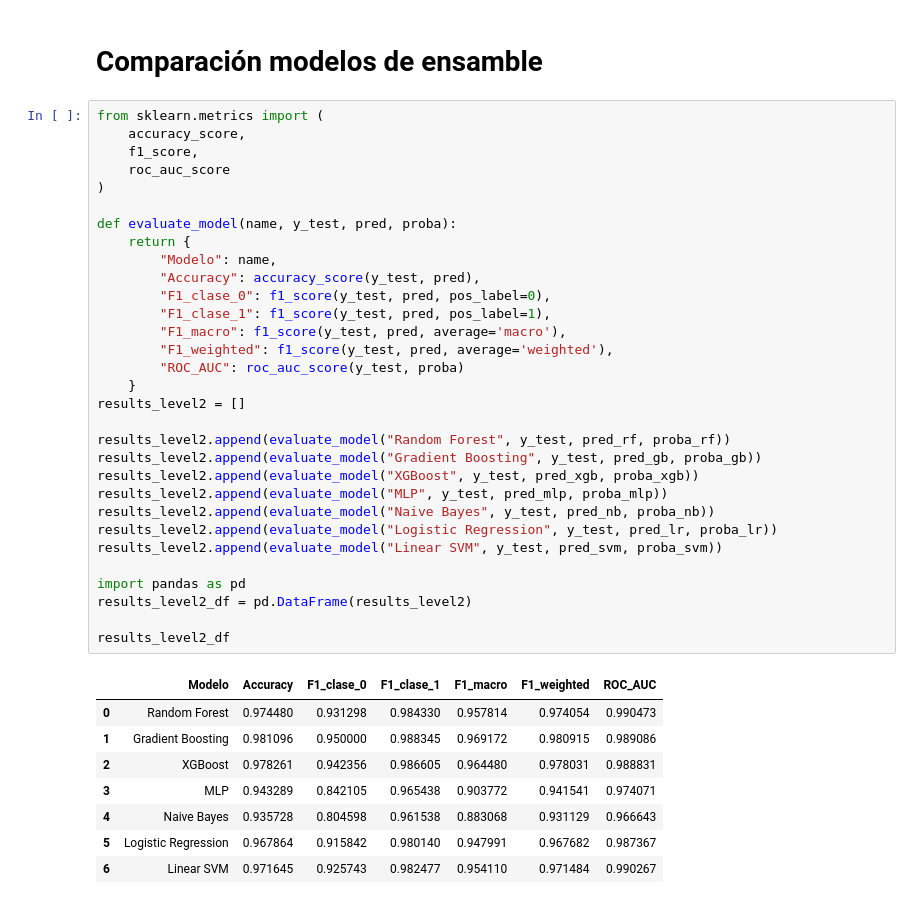
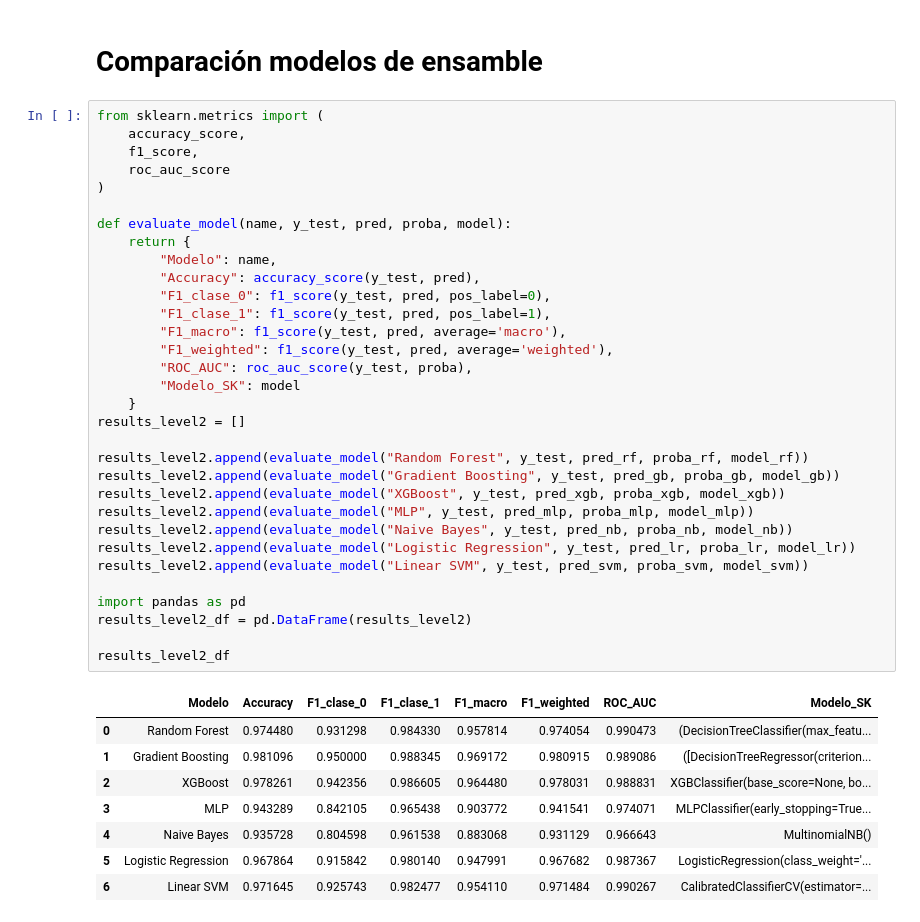
Before and after one commit to shaka03/bot_futuros, a Jupyter notebook: notebooks/MODELOS.ipynb, the cells around one changed output. Cells and saved outputs as stored; diff of their text form.

Commit message:
update news model training and data

```diff
--- a/notebooks/MODELOS.ipynb
+++ b/notebooks/MODELOS.ipynb
@@ -764,43 +764,44 @@ ROC-AUC: 0.9740714265290368
 # %%
 from sklearn.metrics import (
     accuracy_score,
     f1_score,
     roc_auc_score
 )
 
-def evaluate_model(name, y_test, pred, proba):
+def evaluate_model(name, y_test, pred, proba, model):
     return {
         "Modelo": name,
         "Accuracy": accuracy_score(y_test, pred),
         "F1_clase_0": f1_score(y_test, pred, pos_label=0),
         "F1_clase_1": f1_score(y_test, pred, pos_label=1),
         "F1_macro": f1_score(y_test, pred, average='macro'),
         "F1_weighted": f1_score(y_test, pred, average='weighted'),
-        "ROC_AUC": roc_auc_score(y_test, proba)
+        "ROC_AUC": roc_auc_score(y_test, proba),
+        "Modelo_SK": model
     }
 results_level2 = []
 
-results_level2.append(evaluate_model("Random Forest", y_test, pred_rf, proba_rf))
-results_level2.append(evaluate_model("Gradient Boosting", y_test, pred_gb, proba_gb))
-results_level2.append(evaluate_model("XGBoost", y_test, pred_xgb, proba_xgb))
-results_level2.append(evaluate_model("MLP", y_test, pred_mlp, proba_mlp))
-results_level2.append(evaluate_model("Naive Bayes", y_test, pred_nb, proba_nb))
-results_level2.append(evaluate_model("Logistic Regression", y_test, pred_lr, proba_lr))
-results_level2.append(evaluate_model("Linear SVM", y_test, pred_svm, proba_svm))
+results_level2.append(evaluate_model("Random Forest", y_test, pred_rf, proba_rf, model_rf))
+results_level2.append(evaluate_model("Gradient Boosting", y_test, pred_gb, proba_gb, model_gb))
+results_level2.append(evaluate_model("XGBoost", y_test, pred_xgb, proba_xgb, model_xgb))
+results_level2.append(evaluate_model("MLP", y_test, pred_mlp, proba_mlp, model_mlp))
+results_level2.append(evaluate_model("Naive Bayes", y_test, pred_nb, proba_nb, model_nb))
+results_level2.append(evaluate_model("Logistic Regression", y_test, pred_lr, proba_lr, model_lr))
+results_level2.append(evaluate_model("Linear SVM", y_test, pred_svm, proba_svm, model_svm))
 
 import pandas as pd
 results_level2_df = pd.DataFrame(results_level2)
 
 results_level2_df
 # %% [output]
-|  | Modelo | Accuracy | F1_clase_0 | F1_clase_1 | F1_macro | F1_weighted | ROC_AUC |
-| 0 | Random Forest | 0.974480 | 0.931298 | 0.984330 | 0.957814 | 0.974054 | 0.990473 |
-| 1 | Gradient Boosting | 0.981096 | 0.950000 | 0.988345 | 0.969172 | 0.980915 | 0.989086 |
-| 2 | XGBoost | 0.978261 | 0.942356 | 0.986605 | 0.964480 | 0.978031 | 0.988831 |
-| 3 | MLP | 0.943289 | 0.842105 | 0.965438 | 0.903772 | 0.941541 | 0.974071 |
-| 4 | Naive Bayes | 0.935728 | 0.804598 | 0.961538 | 0.883068 | 0.931129 | 0.966643 |
-| 5 | Logistic Regression | 0.967864 | 0.915842 | 0.980140 | 0.947991 | 0.967682 | 0.987367 |
-| 6 | Linear SVM | 0.971645 | 0.925743 | 0.982477 | 0.954110 | 0.971484 | 0.990267 |
+|  | Modelo | Accuracy | F1_clase_0 | F1_clase_1 | F1_macro | F1_weighted | ROC_AUC | Modelo_SK |
+| 0 | Random Forest | 0.974480 | 0.931298 | 0.984330 | 0.957814 | 0.974054 | 0.990473 | (DecisionTreeClassifier(max_featu... |
+| 1 | Gradient Boosting | 0.981096 | 0.950000 | 0.988345 | 0.969172 | 0.980915 | 0.989086 | ([DecisionTreeRegressor(criterion... |
+| 2 | XGBoost | 0.978261 | 0.942356 | 0.986605 | 0.964480 | 0.978031 | 0.988831 | XGBClassifier(base_score=None, bo... |
+| 3 | MLP | 0.943289 | 0.842105 | 0.965438 | 0.903772 | 0.941541 | 0.974071 | MLPClassifier(early_stopping=True... |
+| 4 | Naive Bayes | 0.935728 | 0.804598 | 0.961538 | 0.883068 | 0.931129 | 0.966643 | MultinomialNB() |
+| 5 | Logistic Regression | 0.967864 | 0.915842 | 0.980140 | 0.947991 | 0.967682 | 0.987367 | LogisticRegression(class_weight='... |
+| 6 | Linear SVM | 0.971645 | 0.925743 | 0.982477 | 0.954110 | 0.971484 | 0.990267 | CalibratedClassifierCV(estimator=... |
 # %%
 # Escoger el mejor modelo según el F1_WEIGHTED
 best_model = results_level2_df.sort_values('F1_weighted', ascending=False).iloc[0]
```
Also changed, not shown: parts of 8 cells of this notebook, 7 other files.
